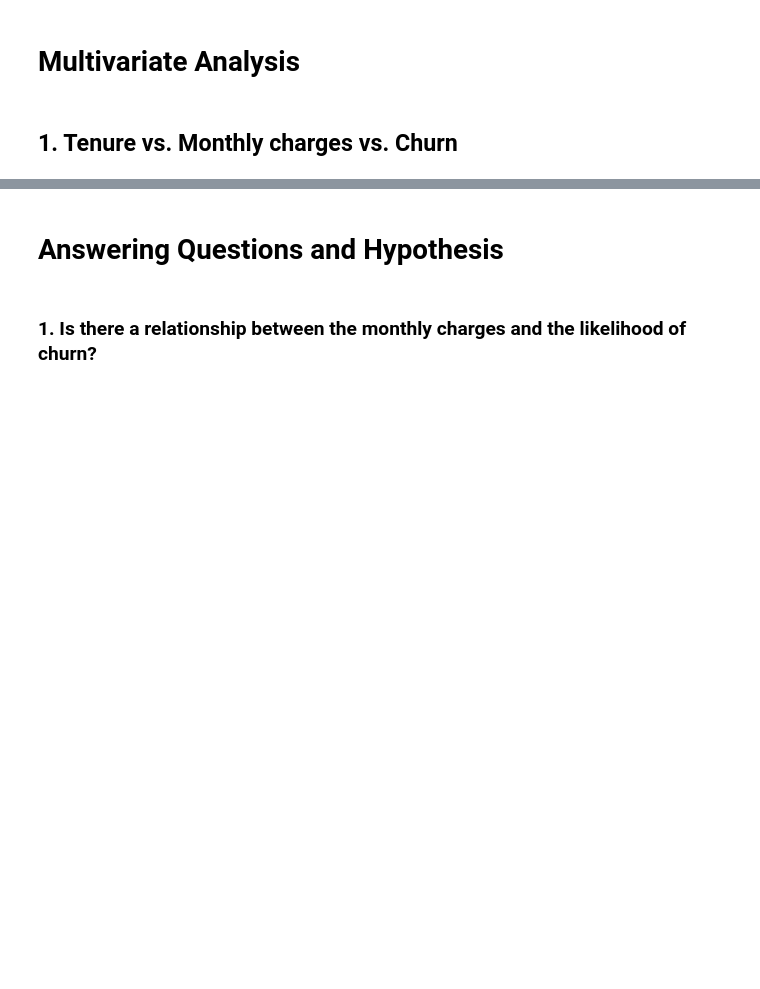
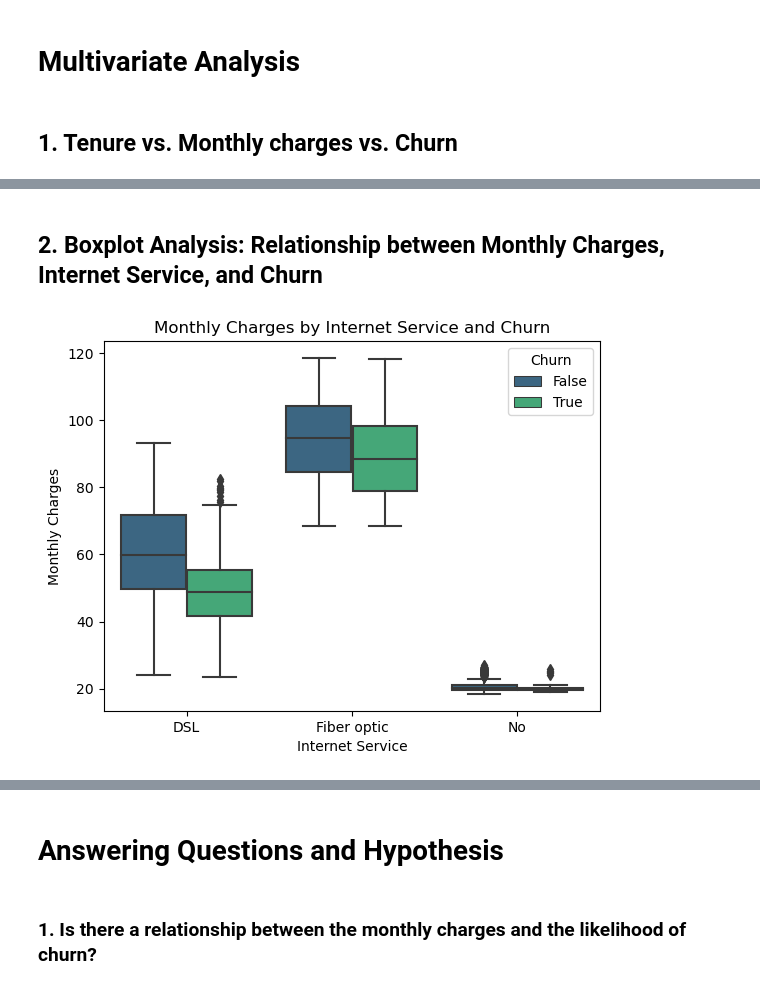
Before and after one commit to rasmodev/Customer-Churn-Prediction-Machine-Learning-Classification-Project, a Jupyter notebook: Classification_Telco_customer_churn.ipynb, the cells around one changed output, grey strips where cells are left out. Saved outputs shown, nothing was run; the diff lists cells and outputs as text; code cells hidden in the pictures; blank space fills up the shorter version.

```diff
--- a/Classification_Telco_customer_churn.ipynb
+++ b/Classification_Telco_customer_churn.ipynb
@@ -849,0 +888,11 @@ sns.heatmap(train_df.corr(), annot= True)
+# %% [markdown]
+## 2. Boxplot Analysis: Relationship between Monthly Charges, Internet Service, and Churn
+# %%
+# Create box plots for numerical features by churn
+sns.boxplot(x='InternetService', y='MonthlyCharges', hue='Churn', data=train_df, palette='viridis')
+plt.xlabel('Internet Service')
+plt.ylabel('Monthly Charges')
+plt.title('Monthly Charges by Internet Service and Churn')
+plt.show()
+# %% [output]
+[figure, added]
```
Also changed, not shown: parts of 31 cells of this notebook.
